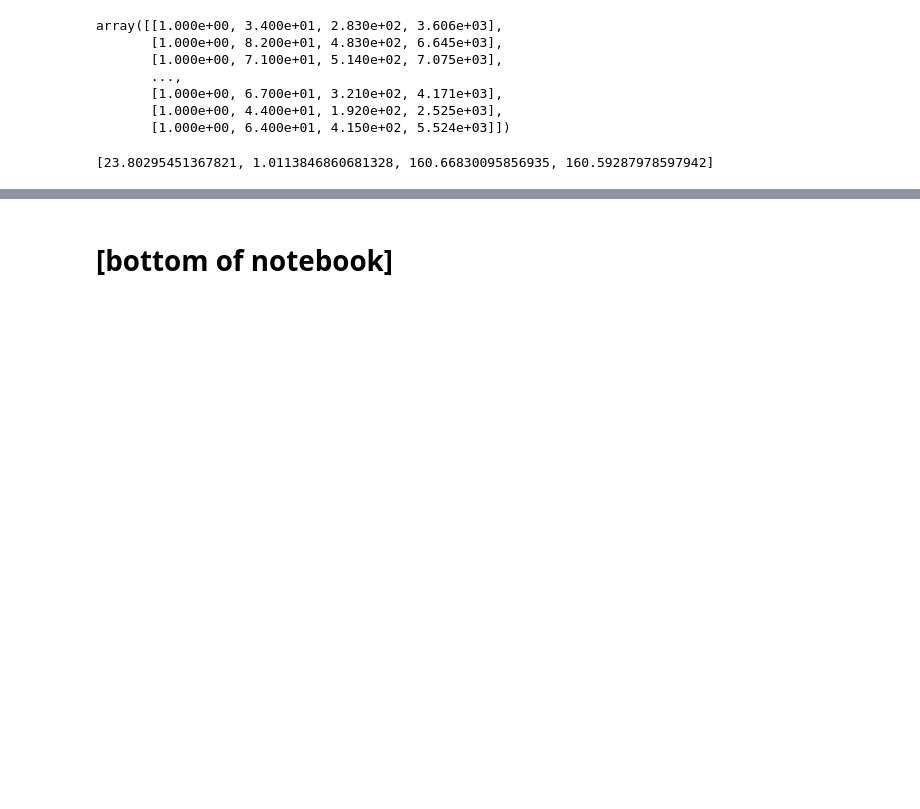
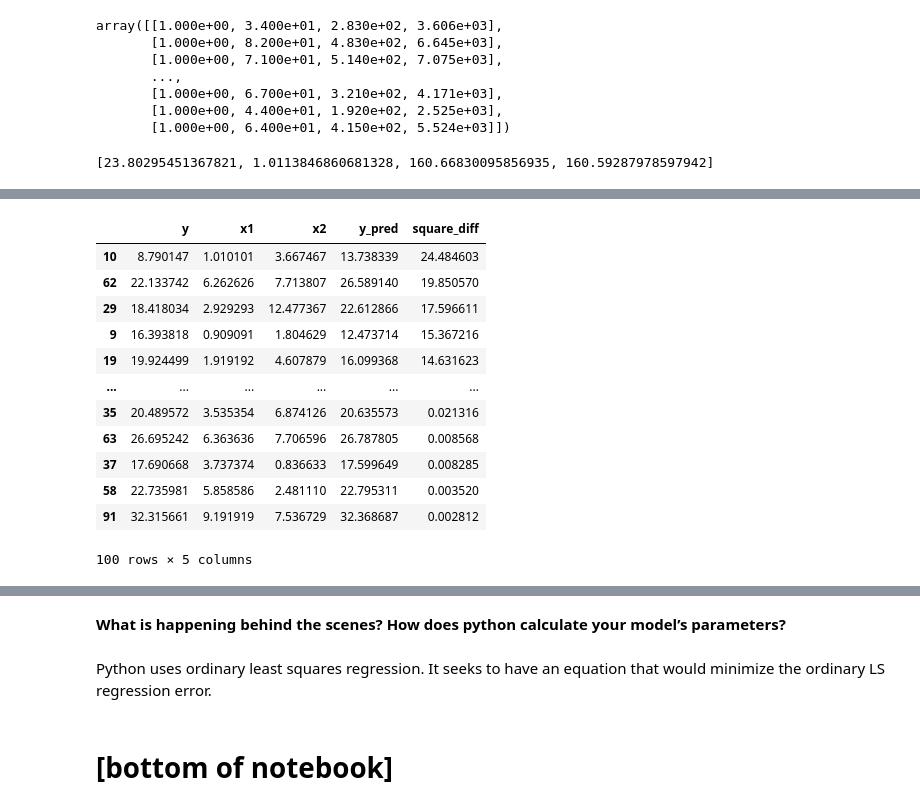
Before and after one commit to benslack19/my_DS_notes, a Jupyter notebook: analysis_and_machine_learning/ML_ISLR_C03_Linear_Regression.ipynb, the cells around one changed output, grey strips where cells are left out. Cells and saved outputs as stored; diff of their text form; code cells hidden in the pictures; blank space fills up the shorter version.

```diff
--- a/analysis_and_machine_learning/ML_ISLR_C03_Linear_Regression.ipynb
+++ b/analysis_and_machine_learning/ML_ISLR_C03_Linear_Regression.ipynb
@@ -930,0 +1057,16 @@ vif
+# %%
+df.sort_values(by='square_diff', ascending=False)
+# %% [output]
+|  | y | x1 | x2 | y_pred | square_diff |
+| 10 | 8.790147 | 1.010101 | 3.667467 | 13.738339 | 24.484603 |
+| 62 | 22.133742 | 6.262626 | 7.713807 | 26.589140 | 19.850570 |
+| 29 | 18.418034 | 2.929293 | 12.477367 | 22.612866 | 17.596611 |
+| 9 | 16.393818 | 0.909091 | 1.804629 | 12.473714 | 15.367216 |
+| 19 | 19.924499 | 1.919192 | 4.607879 | 16.099368 | 14.631623 |
+| ... | ... | ... | ... | ... | ... |
+| 35 | 20.489572 | 3.535354 | 6.874126 | 20.635573 | 0.021316 |
+| 63 | 26.695242 | 6.363636 | 7.706596 | 26.787805 | 0.008568 |
+| 37 | 17.690668 | 3.737374 | 0.836633 | 17.599649 | 0.008285 |
+| 58 | 22.735981 | 5.858586 | 2.481110 | 22.795311 | 0.003520 |
+| 91 | 32.315661 | 9.191919 | 7.536729 | 32.368687 | 0.002812 |
+100 rows × 5 columns
@@ -930,0 +1074,4 @@ vif
+# %% [markdown]
+**What is happening behind the scenes? How does python calculate your model’s parameters?**
+# %% [markdown]
+Python uses ordinary least squares regression. It seeks to have an equation that would minimize the ordinary LS regression error.
```
Also changed, not shown: parts of 21 cells of this notebook, 10 other files.
